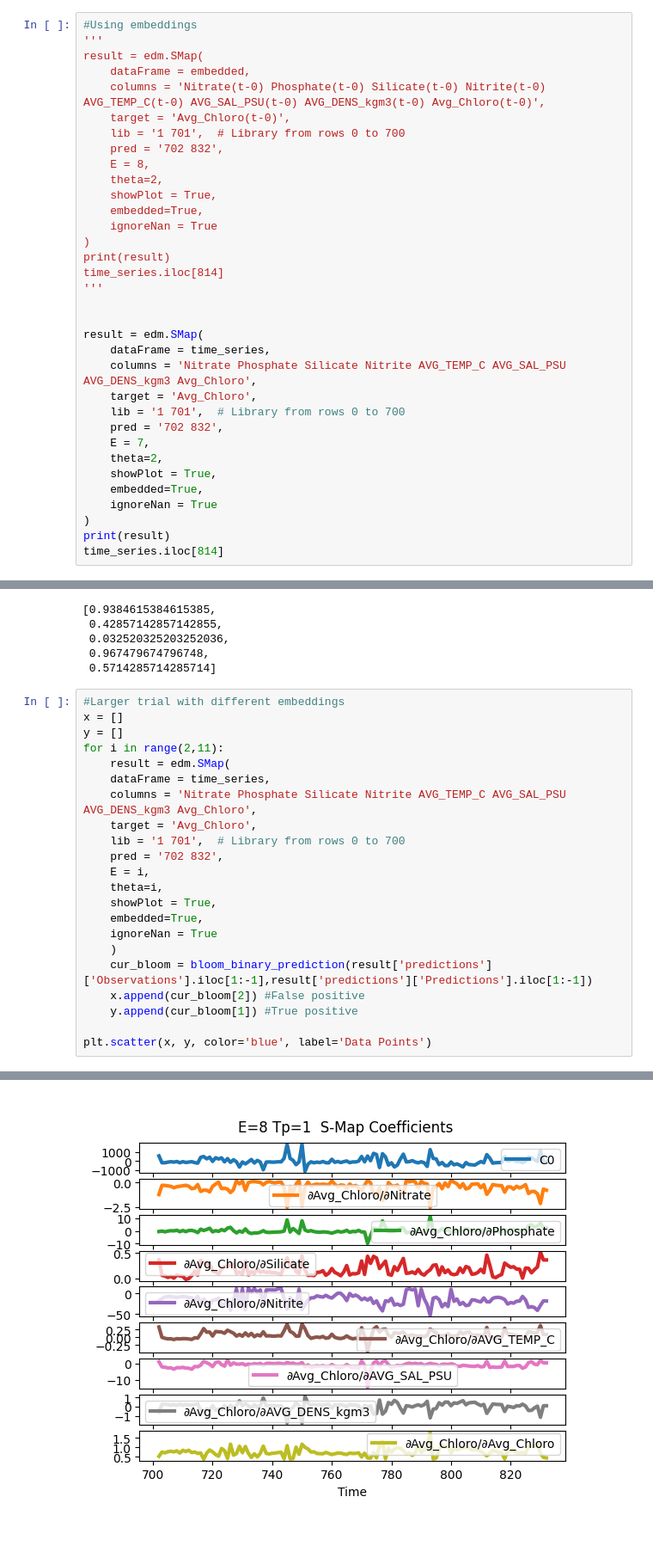
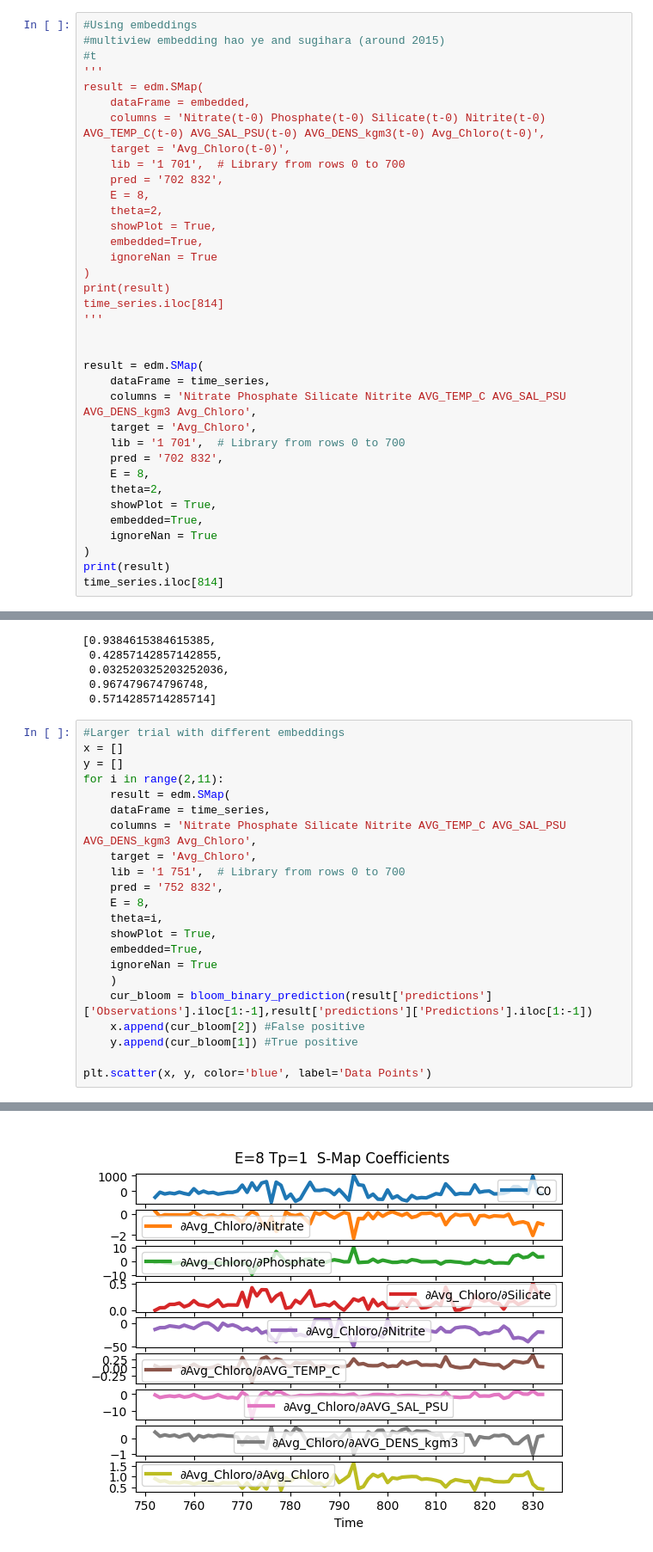
Before and after one commit to aparaselli/HAB-Prediction-Research, a Jupyter notebook: Code/EDM_modeling.ipynb, the cells around one changed output, grey strips where cells are left out. Shown at 86% size. Saved outputs shown, nothing was run; the diff lists cells and outputs as text.

```diff
--- a/Code/EDM_modeling.ipynb
+++ b/Code/EDM_modeling.ipynb
@@ -157,6 +157,8 @@ edm.PredictNonlinear( dataFrame = time_series, lib = '1 701', pred = '702 832',
 | 14 | 9.00 | 0.142986 |
 # %%
 #Using embeddings
+#multiview embedding hao ye and sugihara (around 2015)
+#t
 '''
 result = edm.SMap(
     dataFrame = embedded,
@@ -181,7 +183,7 @@ result = edm.SMap(
     target = 'Avg_Chloro',
     lib = '1 701',  # Library from rows 0 to 700
     pred = '702 832',
-    E = 7,
+    E = 8,
     theta=2,
     showPlot = True,
     embedded=True,
@@ -252,9 +254,9 @@ for i in range(2,11):
     dataFrame = time_series,
     columns = 'Nitrate Phosphate Silicate Nitrite AVG_TEMP_C AVG_SAL_PSU AVG_DENS_kgm3 Avg_Chloro',
     target = 'Avg_Chloro',
-    lib = '1 701',  # Library from rows 0 to 700
-    pred = '702 832',
-    E = i,
+    lib = '1 751',  # Library from rows 0 to 700
+    pred = '752 832',
+    E = 8,
     theta=i,
     showPlot = True,
     embedded=True,
@@ -270 +272 @@ plt.scatter(x, y, color='blue', label='Data Points')
-[figure, old version]
+[figure, new version]
```
Also changed, not shown: parts of 4 cells of this notebook, 37 other files.
